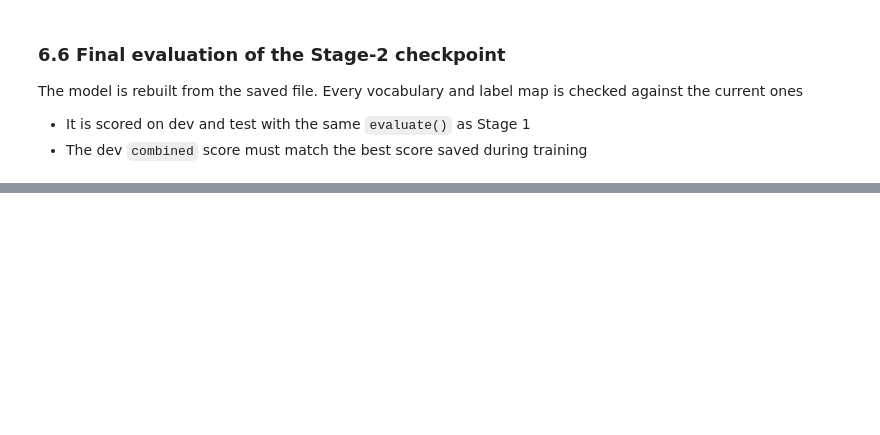
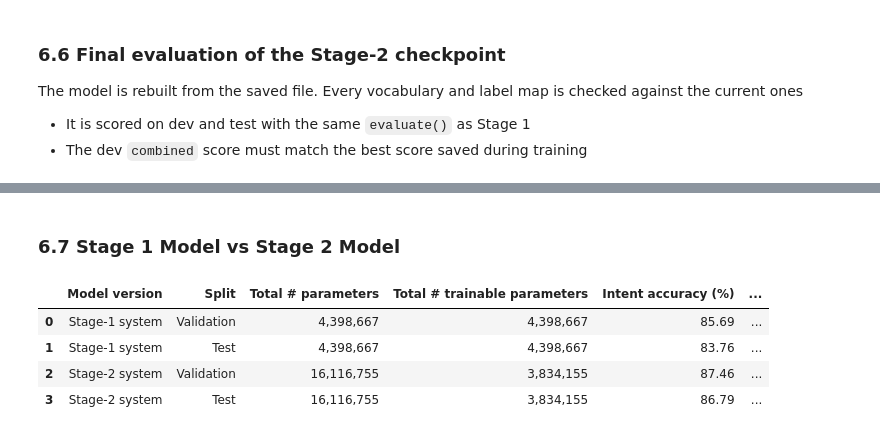
Before and after one commit to Jinyong01/SC4002-Natural-Language-Processing-Project, a Jupyter notebook: main.ipynb, the cells around one changed output, grey strips where cells are left out. Drawn from its saved outputs; the diff is of its cells as text; code cells hidden in the pictures; blank space fills up the shorter version.

```diff
--- a/main.ipynb
+++ b/main.ipynb
@@ -1204,0 +1218,25 @@ print(f"[OK] dev combined {s2_scores['dev']['combined']:.2f} matches the best de
+# %% [markdown]
+### 6.7 Stage 1 Model vs Stage 2 Model
+# %%
+base_scores = {split: evaluate(data[split], predict(m, split)) for split in ("dev", "test")}
+
+rows = []
+for name, model_, scores, ck in [("Stage-1 system", m, base_scores, ckpt), ("Stage-2 system", s2_m, s2_scores, s2_ckpt)]:
+    total, trainable = count_params(model_)
+    for split, label in (("dev", "Validation"), ("test", "Test")):
+        rows.append({
+            "Model version": name,
+            "Split": label,
+            "Total # parameters": f"{total:,}",
+            "Total # trainable parameters": f"{trainable:,}",
+            "Intent accuracy (%)": f"{scores[split]['intent_accuracy']:.2f}",
+            "Slot micro-F1 (%)": f"{scores[split]['slot_micro_f1']:.2f}",
+            "Number of epochs (selected / trained)": f"{ck['best_epoch']} / {len(ck['history'])}",
+        })
+pd.DataFrame(rows)
+# %% [output]
+|  | Model version | Split | Total # parameters | Total # trainable parameters | Intent accuracy (%) | ... |
+| 0 | Stage-1 system | Validation | 4,398,667 | 4,398,667 | 85.69 | ... |
+| 1 | Stage-1 system | Test | 4,398,667 | 4,398,667 | 83.76 | ... |
+| 2 | Stage-2 system | Validation | 16,116,755 | 3,834,155 | 87.46 | ... |
+| 3 | Stage-2 system | Test | 16,116,755 | 3,834,155 | 86.79 | ... |
```
Also changed, not shown: parts of 7 cells of this notebook.
